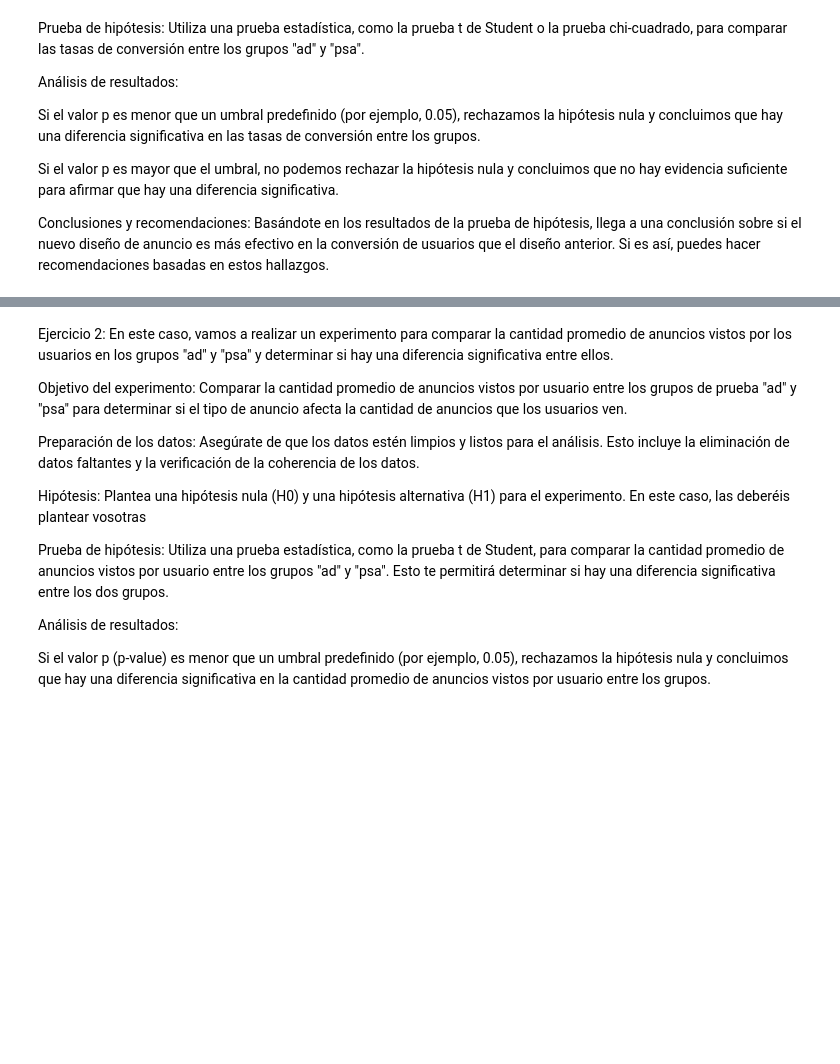
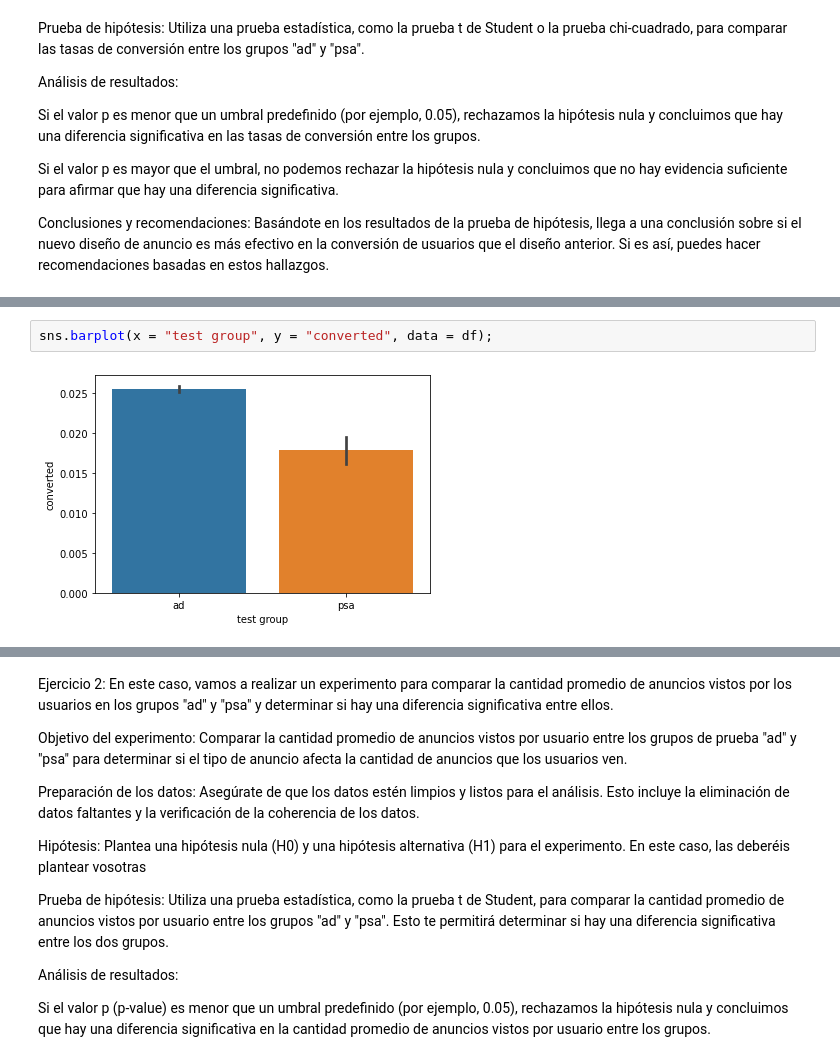
Before and after one commit to inesaag/Pair-Programming-Modulo-3-Sprint1-InesyMirna, a Jupyter notebook: pair_4_ABTesting.ipynb, the cells around one changed output, grey strips where cells are left out. Saved outputs shown, nothing was run; the diff lists cells and outputs as text; blank space fills up the shorter version.

```diff
--- a/pair_4_ABTesting.ipynb
+++ b/pair_4_ABTesting.ipynb
@@ -313 +194,5 @@ NameError: name 'metricas' is not defined
+# %%
+sns.barplot(x = "test group", y = "converted", data = df);
+# %% [output]
+[figure, added]
 # %%
```
Also changed, not shown: parts of 55 cells of this notebook.
